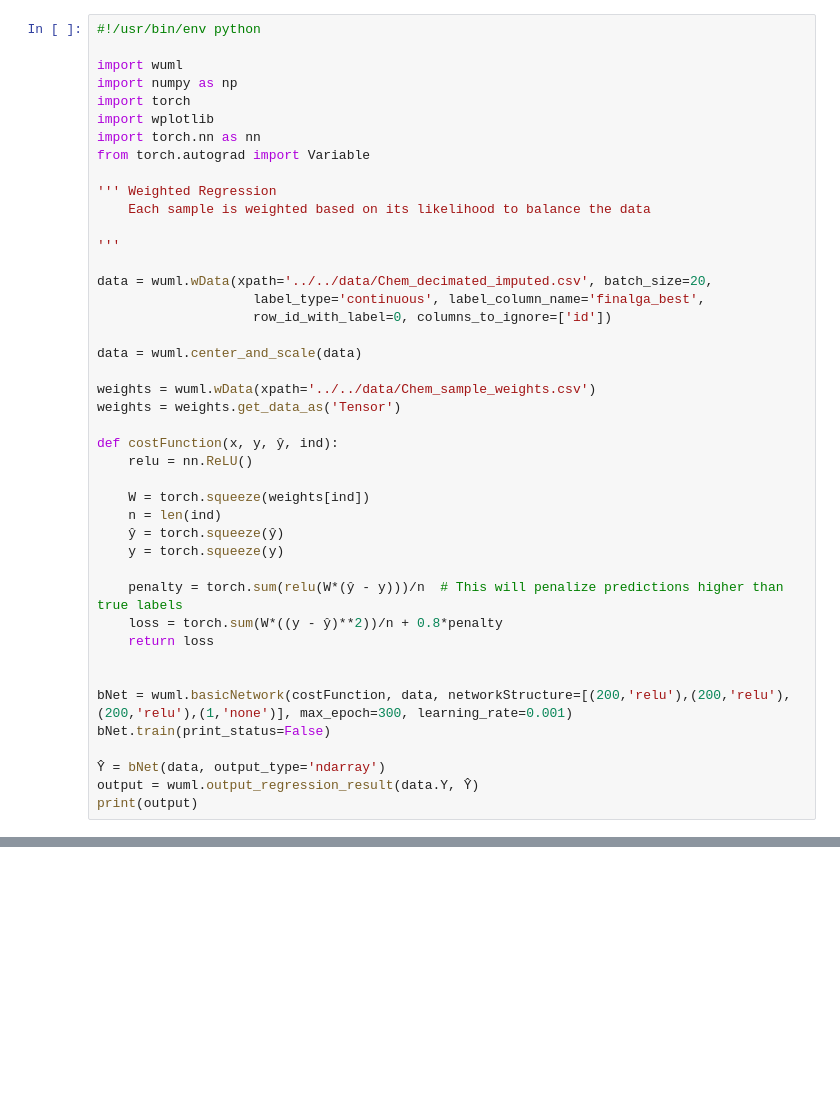
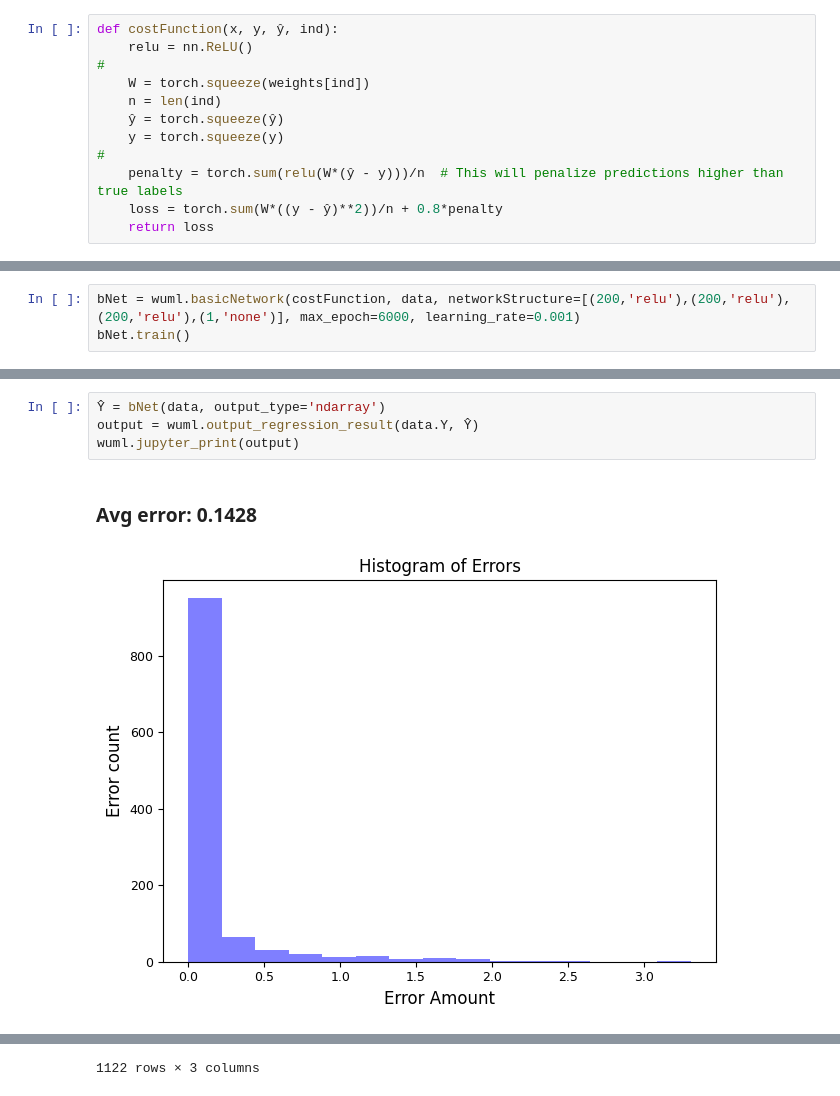
Before and after one commit to endsley/wuML, a Jupyter notebook: examples/NeuralNet/ipynb/weighted_regression.ipynb, the cells around one changed output, grey strips where cells are left out. Cells and saved outputs as stored; diff of their text form; blank space fills up the shorter version.

Commit message:
not important enough to comment

```diff
--- a/examples/NeuralNet/ipynb/weighted_regression.ipynb
+++ b/examples/NeuralNet/ipynb/weighted_regression.ipynb
@@ -1,43 +32,12 @@
 # %%
-#!/usr/bin/env python
-
-import wuml
-import numpy as np
-import torch
-import wplotlib
-import torch.nn as nn
-from torch.autograd import Variable
-
-''' Weighted Regression
-	Each sample is weighted based on its likelihood to balance the data
-
-'''
-
-data = wuml.wData(xpath='../../data/Chem_decimated_imputed.csv', batch_size=20,
-					label_type='continuous', label_column_name='finalga_best',
-					row_id_with_label=0, columns_to_ignore=['id'])
-
-data = wuml.center_and_scale(data)
-
-weights = wuml.wData(xpath='../../data/Chem_sample_weights.csv')
-weights = weights.get_data_as('Tensor')
-
 def costFunction(x, y, ŷ, ind):
 	relu = nn.ReLU()
-
+#
 	W = torch.squeeze(weights[ind])
 	n = len(ind)
 	ŷ = torch.squeeze(ŷ)
 	y = torch.squeeze(y)
-
+#
 	penalty = torch.sum(relu(W*(ŷ - y)))/n	# This will penalize predictions higher than true labels
 	loss = torch.sum(W*((y - ŷ)**2))/n + 0.8*penalty
 	return loss
-
-
-bNet = wuml.basicNetwork(costFunction, data, networkStructure=[(200,'relu'),(200,'relu'),(200,'relu'),(1,'none')], max_epoch=300, learning_rate=0.001)
-bNet.train(print_status=False)
-
-Ŷ = bNet(data, output_type='ndarray')
-output = wuml.output_regression_result(data.Y, Ŷ)
-print(output)
@@ -73,0 +44,3 @@ Avg error: 0.7205
+# %%
+bNet = wuml.basicNetwork(costFunction, data, networkStructure=[(200,'relu'),(200,'relu'),(200,'relu'),(1,'none')], max_epoch=6000, learning_rate=0.001)
+bNet.train()
@@ -73,0 +49,7 @@ Avg error: 0.7205
+# %%
+Ŷ = bNet(data, output_type='ndarray')
+output = wuml.output_regression_result(data.Y, Ŷ)
+wuml.jupyter_print(output)
+# %% [output]
+Avg error: 0.1428
+[figure, added]
@@ -73,0 +85 @@ Avg error: 0.7205
+1122 rows × 3 columns
```
Also changed, not shown: parts of 10 cells of this notebook, 26 other files.
